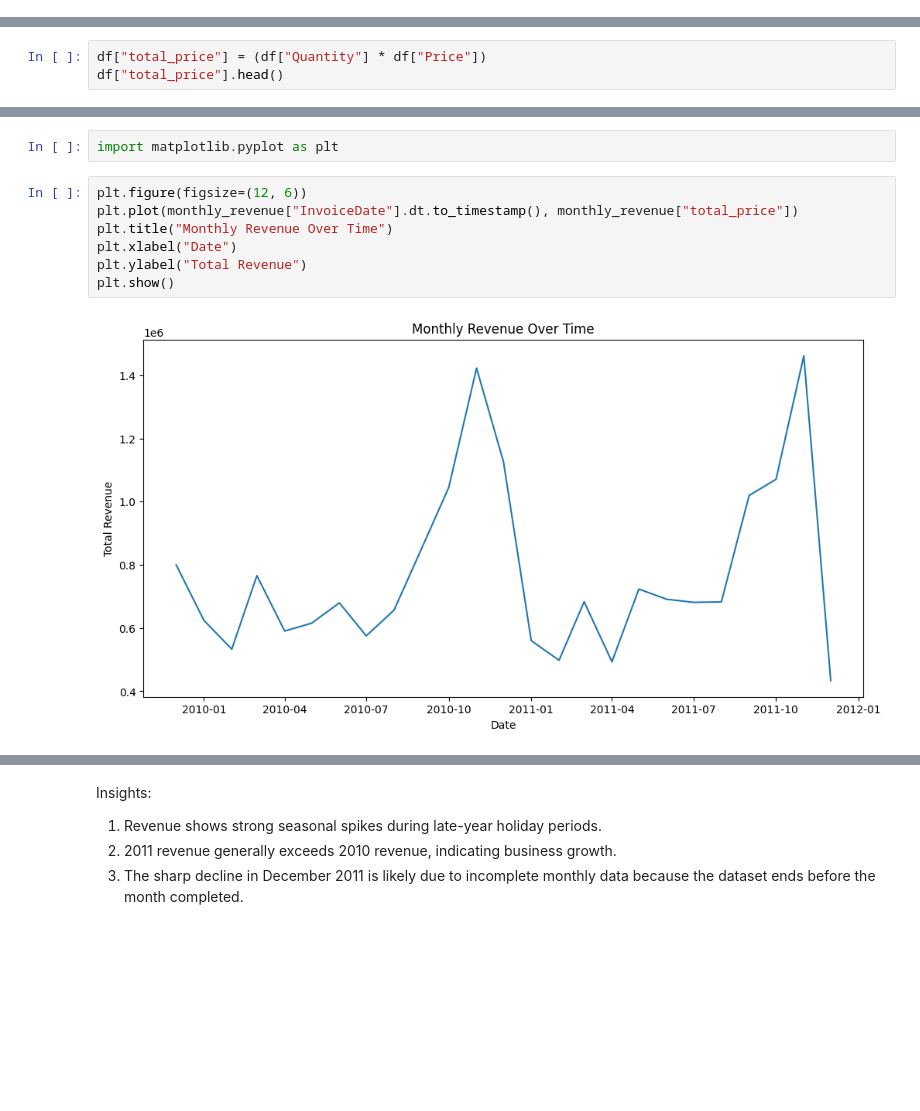
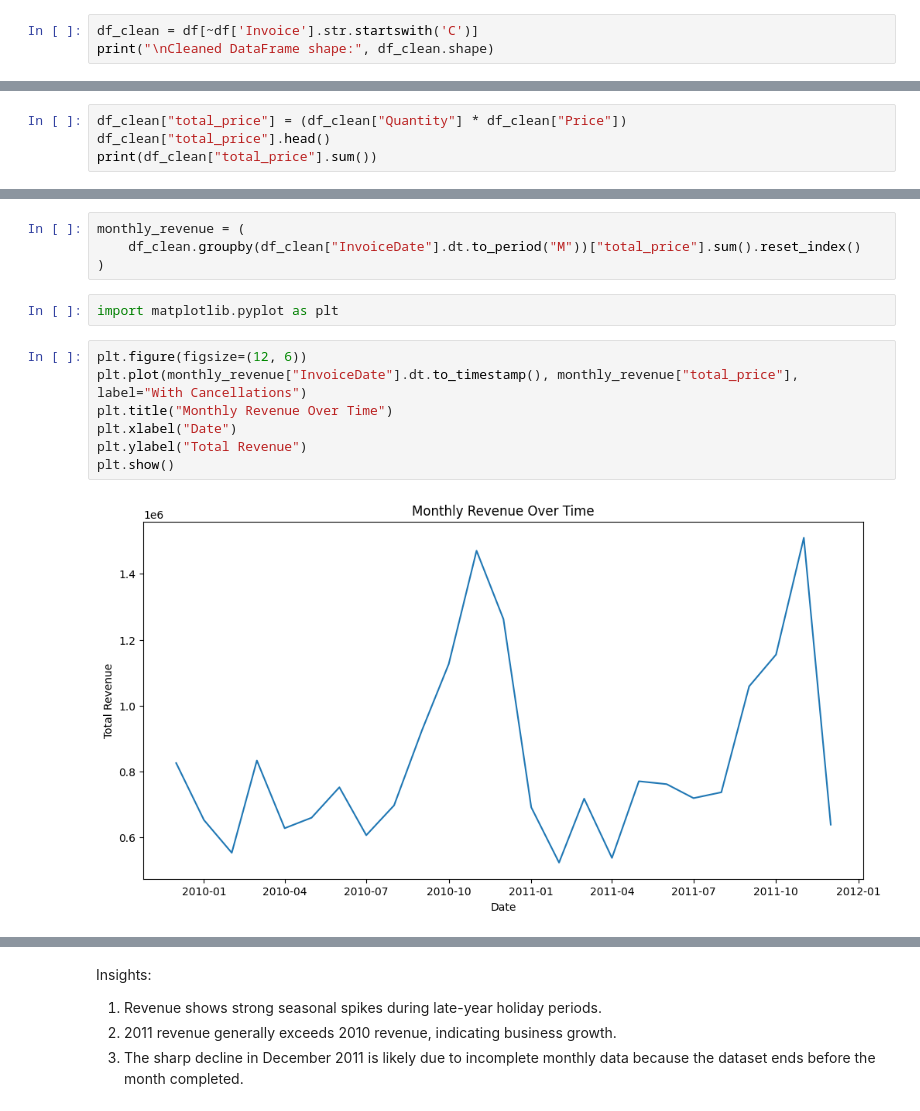
Before and after one commit to devansh00777/retailiq, a Jupyter notebook: notebooks/1_data_prep.ipynb, the cells around one changed output, grey strips where cells are left out. Saved outputs shown, nothing was run; the diff lists cells and outputs as text; blank space fills up the shorter version.

Commit message:
Added new EDA charts and analysis

```diff
--- a/notebooks/1_data_prep.ipynb
+++ b/notebooks/1_data_prep.ipynb
@@ -76,0 +86,3 @@ Cancellations: 19494
+# %%
+df_clean = df[~df['Invoice'].str.startswith('C')]
+print("\nCleaned DataFrame shape:", df_clean.shape)
@@ -87,6 +101,7 @@ EDA
 # %% [markdown]
 How did the company revenue change over time?
 # %%
-df["total_price"] = (df["Quantity"] * df["Price"])
-df["total_price"].head()
+df_clean["total_price"] = (df_clean["Quantity"] * df_clean["Price"])
+df_clean["total_price"].head()
+print(df_clean["total_price"].sum())
 # %% [output]
@@ -103,11 +117,15 @@ monthly_revenue = (
+# %%
+monthly_revenue = (
+    df_clean.groupby(df_clean["InvoiceDate"].dt.to_period("M"))["total_price"].sum().reset_index()
+)
 # %%
 import matplotlib.pyplot as plt
 # %%
 plt.figure(figsize=(12, 6))
-plt.plot(monthly_revenue["InvoiceDate"].dt.to_timestamp(), monthly_revenue["total_price"])
+plt.plot(monthly_revenue["InvoiceDate"].dt.to_timestamp(), monthly_revenue["total_price"], label="With Cancellations")
 plt.title("Monthly Revenue Over Time")
 plt.xlabel("Date")
 plt.ylabel("Total Revenue")
 plt.show()
 # %% [output]
-[figure, old version]
+[figure, new version]
```
Also changed, not shown: parts of 24 cells of this notebook, 1 other file.
